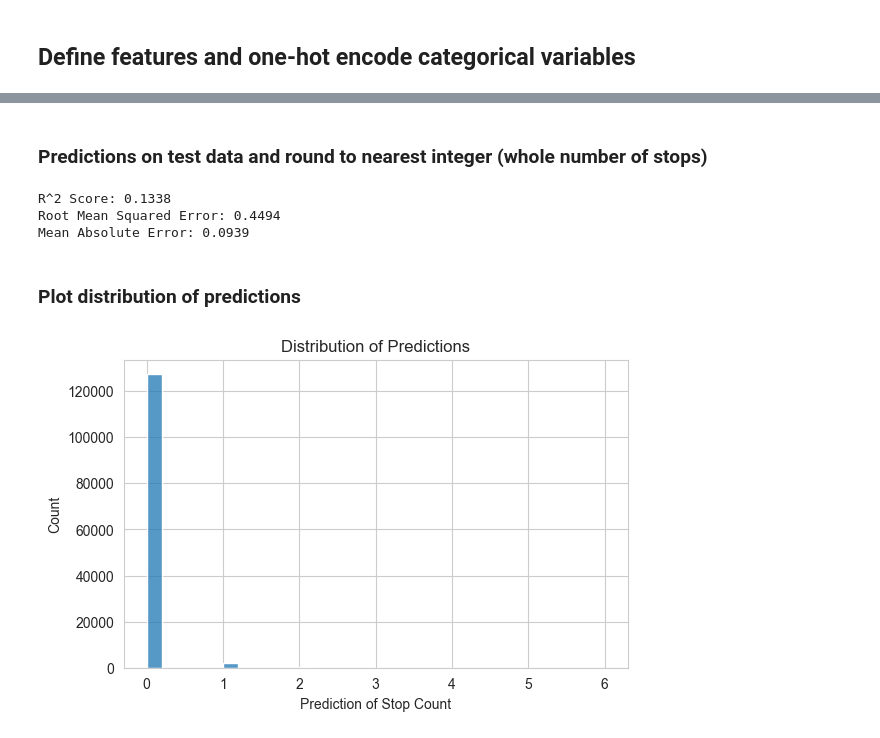
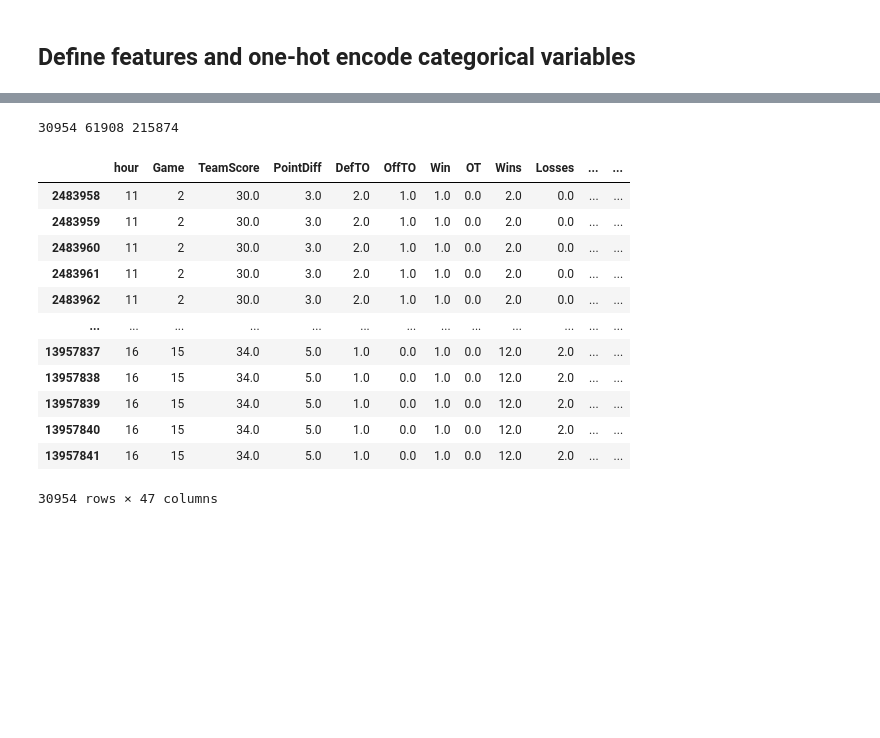
Before and after one commit to utexas-SDS-357/sds357-project-sp26-i-love-philly, a Jupyter notebook: modelling/eagles_square_model.ipynb, the cells around one changed output, grey strips where cells are left out. Cells and saved outputs as stored; diff of their text form; code cells hidden in the pictures; blank space fills up the shorter version.

```diff
--- a/modelling/eagles_square_model.ipynb
+++ b/modelling/eagles_square_model.ipynb
@@ -60,8 +88,24 @@ from sklearn.model_selection import GroupShuffleSplit
 df['group_id'] = df['date'].astype(str) + "_" + df['hour'].astype(str)
 
 # Use GroupShuffleSplit instead of regular train_test_split
-gss = GroupShuffleSplit(n_splits=1, test_size=0.2, random_state=42)
-train_idx, test_idx = next(gss.split(X, y, groups=df['group_id']))
 
-X_train, X_test = X.iloc[train_idx], X.iloc[test_idx]
-y_train, y_test = y.iloc[train_idx], y.iloc[test_idx]
+#  Split out test set (20%)
+gss1 = GroupShuffleSplit(n_splits=1, test_size=0.2, random_state=42)
+train_val_idx, test_idx = next(gss1.split(X, y, groups=df['group_id']))
+
+X_train_val = X.iloc[train_val_idx]
+y_train_val = y.iloc[train_val_idx]
+groups_train_val = df['group_id'].iloc[train_val_idx]
+
+X_test = X.iloc[test_idx]
+y_test = y.iloc[test_idx]
+
+# Split train_val into train (70) and validation (10)
+gss2 = GroupShuffleSplit(n_splits=1, test_size=0.125, random_state=42)
+train_idx, val_idx = next(gss2.split(X_train_val, y_train_val, groups=groups_train_val))
+
+X_train = X_train_val.iloc[train_idx]
+y_train = y_train_val.iloc[train_idx]
+
+X_val = X_train_val.iloc[val_idx]
+y_val = y_train_val.iloc[val_idx]
@@ -106,33 +112,20 @@ XGBRegressor(base_score=None, booster=None, callbacks=None,
-# %% [markdown]
-### Predictions on test data and round to nearest integer (whole number of stops)
-# %%
-# Predictions
-# Standard regression predictions
-preds = model.predict(X_test)
-
-# Round predictions to nearest integer
-preds_int = np.rint(preds).astype(int)
-
-# Evaluate
-rmse = np.sqrt(mean_squared_error(y_test, preds_int))
-mae = mean_absolute_error(y_test, preds_int)
-r2 = r2_score(y_test, preds_int)
-
-print(f"R^2 Score: {r2:.4f}")
-print(f"Root Mean Squared Error: {rmse:.4f}")
-print(f"Mean Absolute Error: {mae:.4f}")
-# %% [output]
-R^2 Score: 0.1338
-Root Mean Squared Error: 0.4494
-Mean Absolute Error: 0.0939
-# %% [markdown]
-### Plot distribution of predictions
-# %%
-fig, ax = plt.subplots(figsize=(6.5, 4))
-
-sns.histplot(preds_int, bins=30, ax=ax)
-plt.title(f'Distribution of Predictions')
-plt.xlabel('Prediction of Stop Count')
-plt.show()
-# %% [output]
-[figure, removed]
+# %%
+print(len(X_val), len(X_test), len(X_train))
+# %% [output]
+30954 61908 215874
+# %%
+X_val
+# %% [output]
+|  | hour | Game | TeamScore | PointDiff | DefTO | OffTO | Win | OT | Wins | Losses | ... | ... |
+| 2483958 | 11 | 2 | 30.0 | 3.0 | 2.0 | 1.0 | 1.0 | 0.0 | 2.0 | 0.0 | ... | ... |
+| 2483959 | 11 | 2 | 30.0 | 3.0 | 2.0 | 1.0 | 1.0 | 0.0 | 2.0 | 0.0 | ... | ... |
+| 2483960 | 11 | 2 | 30.0 | 3.0 | 2.0 | 1.0 | 1.0 | 0.0 | 2.0 | 0.0 | ... | ... |
+| 2483961 | 11 | 2 | 30.0 | 3.0 | 2.0 | 1.0 | 1.0 | 0.0 | 2.0 | 0.0 | ... | ... |
+| 2483962 | 11 | 2 | 30.0 | 3.0 | 2.0 | 1.0 | 1.0 | 0.0 | 2.0 | 0.0 | ... | ... |
+| ... | ... | ... | ... | ... | ... | ... | ... | ... | ... | ... | ... | ... |
+| 13957837 | 16 | 15 | 34.0 | 5.0 | 1.0 | 0.0 | 1.0 | 0.0 | 12.0 | 2.0 | ... | ... |
+| 13957838 | 16 | 15 | 34.0 | 5.0 | 1.0 | 0.0 | 1.0 | 0.0 | 12.0 | 2.0 | ... | ... |
+| 13957839 | 16 | 15 | 34.0 | 5.0 | 1.0 | 0.0 | 1.0 | 0.0 | 12.0 | 2.0 | ... | ... |
+| 13957840 | 16 | 15 | 34.0 | 5.0 | 1.0 | 0.0 | 1.0 | 0.0 | 12.0 | 2.0 | ... | ... |
+| 13957841 | 16 | 15 | 34.0 | 5.0 | 1.0 | 0.0 | 1.0 | 0.0 | 12.0 | 2.0 | ... | ... |
+30954 rows × 47 columns
```
Also changed, not shown: parts of 33 cells of this notebook.
